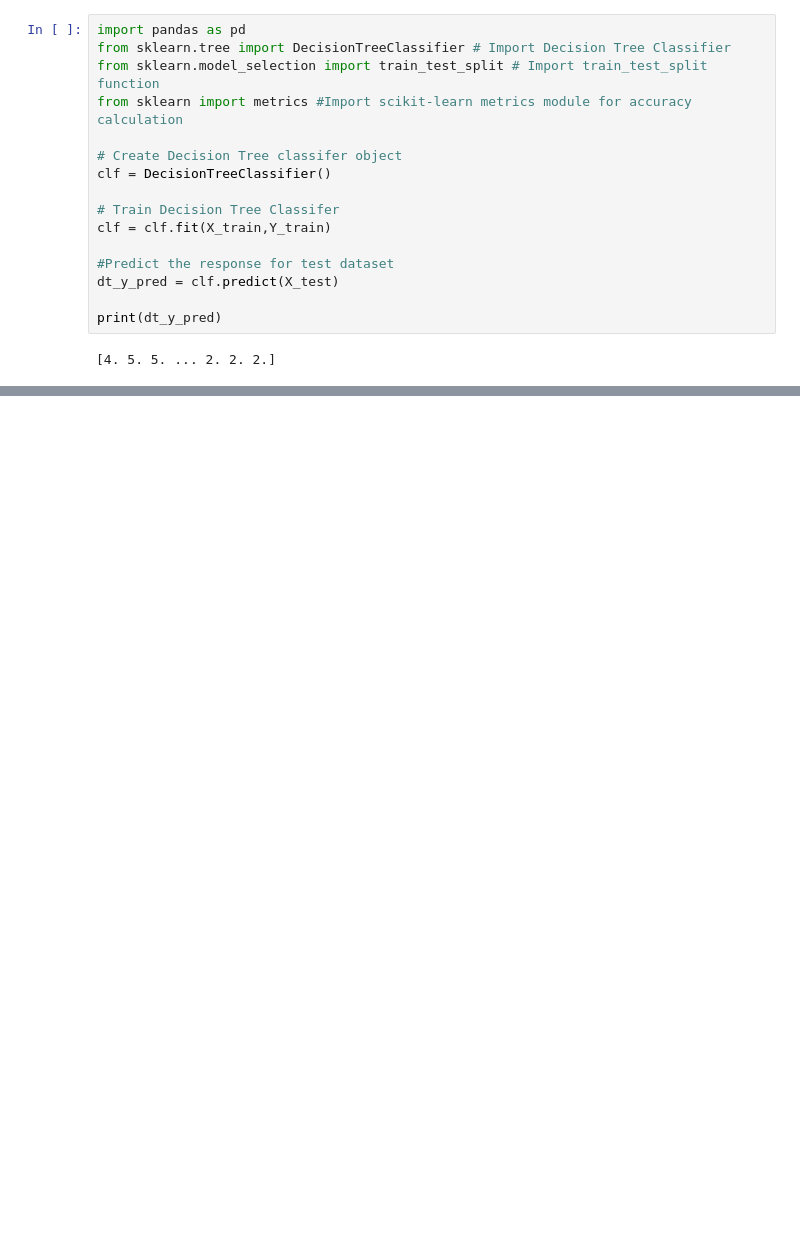
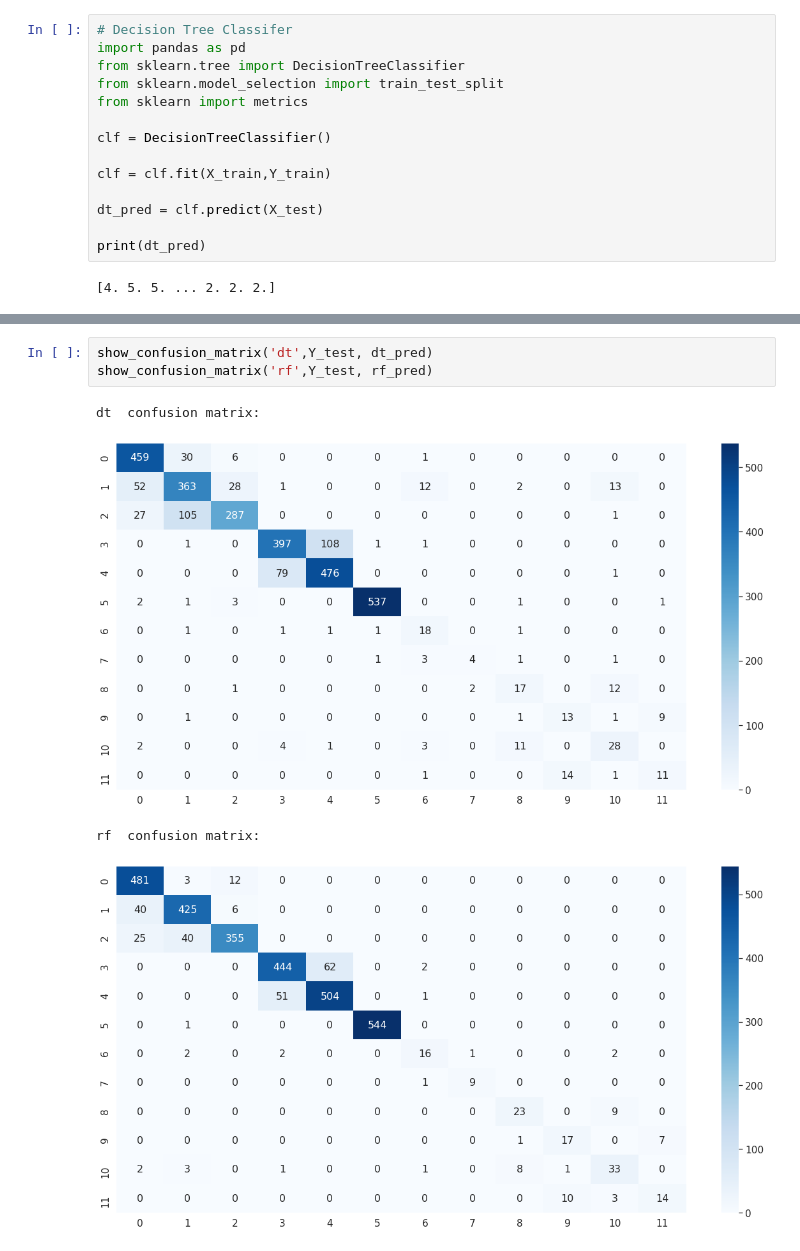
Before and after one commit to JSandomierz/AED_LAB, a Jupyter notebook: starter.ipynb, the cells around one changed output, grey strips where cells are left out. Drawn from its saved outputs; the diff is of its cells as text; blank space fills up the shorter version.

```diff
--- a/starter.ipynb
+++ b/starter.ipynb
@@ -59,21 +42,19 @@ print(knn_pred)
 # %% [output]
 [5. 5. 5. ... 2. 2. 1.]
 # %%
+# Decision Tree Classifer
 import pandas as pd
-from sklearn.tree import DecisionTreeClassifier # Import Decision Tree Classifier
-from sklearn.model_selection import train_test_split # Import train_test_split function
-from sklearn import metrics #Import scikit-learn metrics module for accuracy calculation
+from sklearn.tree import DecisionTreeClassifier
+from sklearn.model_selection import train_test_split
+from sklearn import metrics
 
-# Create Decision Tree classifer object
 clf = DecisionTreeClassifier()
 
-# Train Decision Tree Classifer
 clf = clf.fit(X_train,Y_train)
 
-#Predict the response for test dataset
-dt_y_pred = clf.predict(X_test)
+dt_pred = clf.predict(X_test)
 
-print(dt_y_pred)
+print(dt_pred)
 # %% [output]
 [4. 5. 5. ... 2. 2. 2.]
 # %%
@@ -90,0 +90,8 @@ print(rf_y_pred)
+# %%
+show_confusion_matrix('dt',Y_test, dt_pred)
+show_confusion_matrix('rf',Y_test, rf_pred)
+# %% [output]
+dt  confusion matrix:
+[figure, added]
+rf  confusion matrix:
+[figure, added]
```
Also changed, not shown: parts of 4 cells of this notebook.
